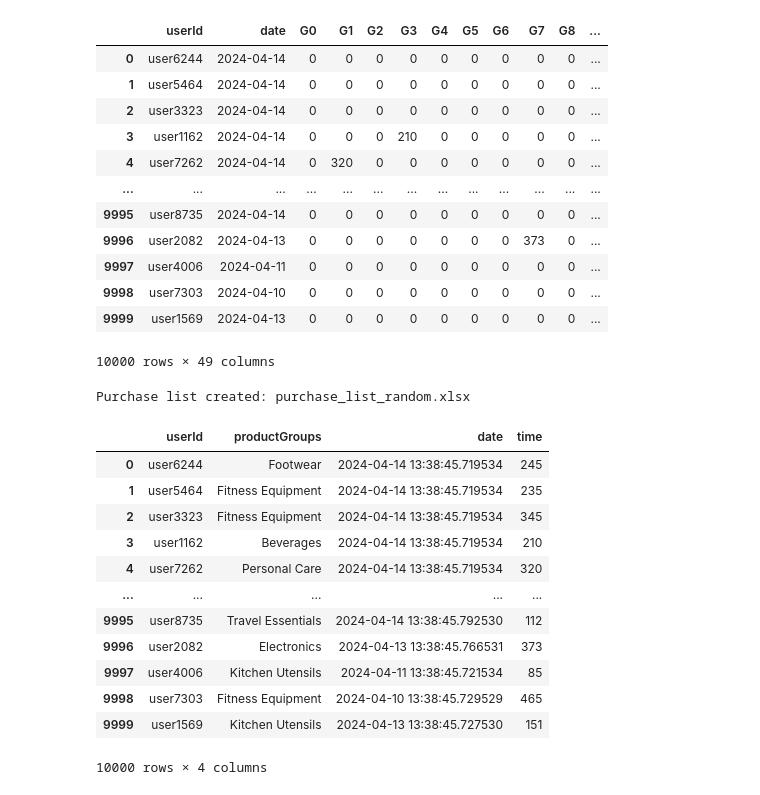
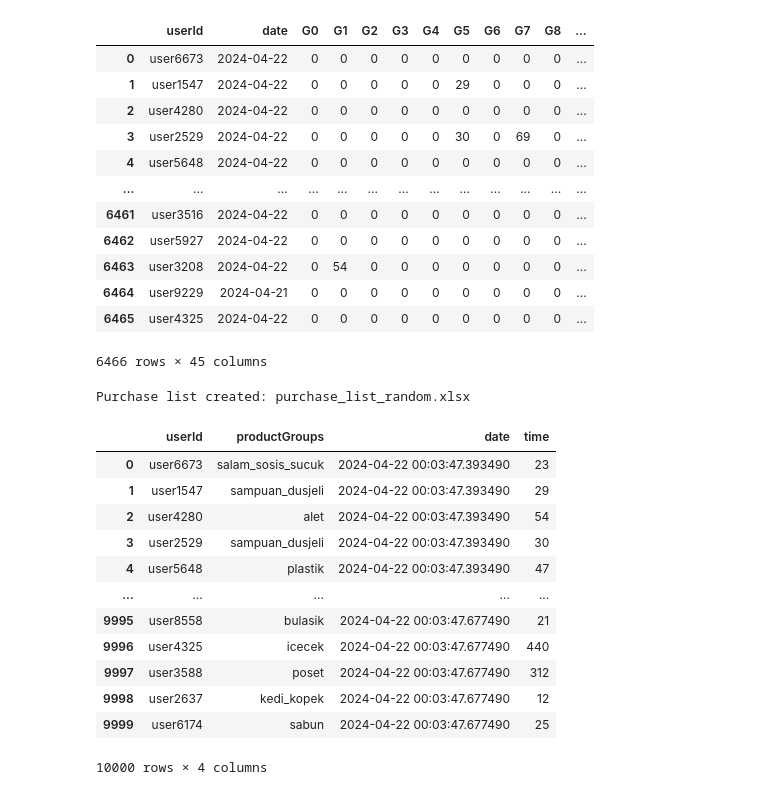
Before and after one commit to lokateapp/lokate-analytics-generator, a Jupyter notebook: purchase-analytics/bill.ipynb, the cells around one changed output. Cells and saved outputs as stored; diff of their text form; code cells hidden in the pictures.

```diff
--- a/purchase-analytics/bill.ipynb
+++ b/purchase-analytics/bill.ipynb
@@ -82,26 +123,35 @@ last_event_date = {}
 # Generate random interactions
 for _ in range(num_interactions):
     user_id = f'user{random.randint(1, len(user_ids))}'  # Random user ID
-    if random.random() < 0.8:
-        time_seconds = random.randint(100, 500)
-    else:
-        time_seconds = random.randint(1, 100)
+
+    selected_groups = [random.choice(list(product_groups.keys()))]
+    selected_products = [random.choice(product_groups[group]) for group in selected_groups] # todo  single item
 
     # If the user has a last event date, use the day before that date for the new event
-    if user_id in last_event_date:
-        event_date = last_event_date[user_id] - timedelta(days=1)
+    if (user_id, selected_groups[0]) in last_event_date:
+        event_date = last_event_date[(user_id, selected_groups[0])] - timedelta(days=1)
     else:
         # Otherwise, generate a random date within the specified range
         event_date = datetime.now()
 
     # Update the last event date for the user
-    last_event_date[user_id] = event_date
+    last_event_date[(user_id, selected_groups[0])] = event_date
 
     # Randomly select product groups and products for the interaction
     # selected_groups = [group for group in product_groups.keys() if random.random() < 0.7]
     # selected_products = [random.choice(product_groups[group]) for group in selected_groups]
-    selected_groups = [random.choice(list(product_groups.keys()))]
-    selected_products = [random.choice(product_groups[group]) for group in selected_groups] # todo  single item
+
+    optimal_time = optimal_times[selected_groups[0]]
+    if random.random() < 0.8:
+        time_seconds = random.randint(int(optimal_time * 0.8), int(optimal_time * 1.2))
+    else:
+        if optimal_time * 0.9 > 1:
+            if random.random() < 0.5:
+                time_seconds = random.randint(1, int(optimal_time * 0.8) - 1)
+            else:
+                time_seconds = random.randint(int(optimal_time * 1.2) + 1, 500)
+        else:
+            time_seconds = 1
     # Append the generated interaction data to the sample data dictionary
     data['userId'].append(user_id)
     data['productGroups'].append(', '.join(selected_groups))
@@ -216,12 +218,6 @@ for _, event_row in event_df.iterrows():
     # Update timespent for each group in the event (accumulate timespent per group per day)
     for group in product_groups_event:
         if group in product_groups:
-            # if random.random() < 0.8:
-            #     time_spent = random.randint(251, 500)
-            # else:
-            #     time_spent = random.randint(1, 250)
-
-
             mapped_group_index = group_names.index(group)
             event_data[user_date_key][f'G{mapped_group_index}'] += time_spent
 
@@ -230,6 +226,7 @@ event_processed_data = [{'userId': user_id, 'date': date, **data} for (user_id,
 
 # Create dataframe from event_processed_data
 event_processed_df = pd.DataFrame(event_processed_data)
+event_processed_df['date'] = pd.to_datetime(event_processed_df['date']).dt.date
 
 
 # Display the processed event dataframe
@@ -237,18 +234,18 @@ event_processed_df = pd.DataFrame(event_processed_data)
 display(event_processed_df)
 # %% [output]
 |  | userId | date | G0 | G1 | G2 | G3 | G4 | G5 | G6 | G7 | G8 | ... |
-| 0 | user6244 | 2024-04-14 | 0 | 0 | 0 | 0 | 0 | 0 | 0 | 0 | 0 | ... |
-| 1 | user5464 | 2024-04-14 | 0 | 0 | 0 | 0 | 0 | 0 | 0 | 0 | 0 | ... |
-| 2 | user3323 | 2024-04-14 | 0 | 0 | 0 | 0 | 0 | 0 | 0 | 0 | 0 | ... |
-| 3 | user1162 | 2024-04-14 | 0 | 0 | 0 | 210 | 0 | 0 | 0 | 0 | 0 | ... |
-| 4 | user7262 | 2024-04-14 | 0 | 320 | 0 | 0 | 0 | 0 | 0 | 0 | 0 | ... |
+| 0 | user6673 | 2024-04-22 | 0 | 0 | 0 | 0 | 0 | 0 | 0 | 0 | 0 | ... |
+| 1 | user1547 | 2024-04-22 | 0 | 0 | 0 | 0 | 0 | 29 | 0 | 0 | 0 | ... |
+| 2 | user4280 | 2024-04-22 | 0 | 0 | 0 | 0 | 0 | 0 | 0 | 0 | 0 | ... |
+| 3 | user2529 | 2024-04-22 | 0 | 0 | 0 | 0 | 0 | 30 | 0 | 69 | 0 | ... |
+| 4 | user5648 | 2024-04-22 | 0 | 0 | 0 | 0 | 0 | 0 | 0 | 0 | 0 | ... |
 | ... | ... | ... | ... | ... | ... | ... | ... | ... | ... | ... | ... | ... |
-| 9995 | user8735 | 2024-04-14 | 0 | 0 | 0 | 0 | 0 | 0 | 0 | 0 | 0 | ... |
-| 9996 | user2082 | 2024-04-13 | 0 | 0 | 0 | 0 | 0 | 0 | 0 | 373 | 0 | ... |
-| 9997 | user4006 | 2024-04-11 | 0 | 0 | 0 | 0 | 0 | 0 | 0 | 0 | 0 | ... |
-| 9998 | user7303 | 2024-04-10 | 0 | 0 | 0 | 0 | 0 | 0 | 0 | 0 | 0 | ... |
-| 9999 | user1569 | 2024-04-13 | 0 | 0 | 0 | 0 | 0 | 0 | 0 | 0 | 0 | ... |
+| 6461 | user3516 | 2024-04-22 | 0 | 0 | 0 | 0 | 0 | 0 | 0 | 0 | 0 | ... |
+| 6462 | user5927 | 2024-04-22 | 0 | 0 | 0 | 0 | 0 | 0 | 0 | 0 | 0 | ... |
+| 6463 | user3208 | 2024-04-22 | 0 | 54 | 0 | 0 | 0 | 0 | 0 | 0 | 0 | ... |
+| 6464 | user9229 | 2024-04-21 | 0 | 0 | 0 | 0 | 0 | 0 | 0 | 0 | 0 | ... |
+| 6465 | user4325 | 2024-04-22 | 0 | 0 | 0 | 0 | 0 | 0 | 0 | 0 | 0 | ... |
-10000 rows × 49 columns
+6466 rows × 45 columns
 # %%
 #Generate purhase data using event data
 import pandas as pd
@@ -274,47 +271,47 @@ def create_purchase_list_from_events(event_df, product_groups, output_file_path)
             time_spent = row[f'G{index}']
 
             # Adjust purchase probability based on time spent
-            if time_spent > 100:
+            if abs(time_spent- optimal_times[group]) < 0.2 * optimal_times[group]:
                 purchase_prob = random.random() < 0.8
             else:
                 purchase_prob = random.random() < 0.4
 
             if not purchase_prob:
                 continue
 
             # Randomly select products from the current group
             products_from_group  = random.sample(product_groups[group], num_products)
             selected_products.extend(products_from_group)
 
         # Join the selected products into a comma-separated string
-        product_list = ', '.join(selected_products)
+        product_list = ', '.join([product['product_name'] for product in selected_products])
 
         # Append purchase record to the list
         purchases.append({'Purchase Date': purchase_date, 'User ID': user_id, 'Product': product_list})
 
     df = pd.DataFrame(purchases)
 
     # Write the DataFrame to an Excel file
     df.to_excel(output_file_path, index=False)
     print(f"Purchase list created: {output_file_path}")
 
 output_file_path = 'purchase_list_random.xlsx'
 create_purchase_list_from_events(event_processed_df, product_groups, output_file_path)
 display(df)
 # %% [output]
 Purchase list created: purchase_list_random.xlsx
 |  | userId | productGroups | date | time |
-| 0 | user6244 | Footwear | 2024-04-14 13:38:45.719534 | 245 |
-| 1 | user5464 | Fitness Equipment | 2024-04-14 13:38:45.719534 | 235 |
-| 2 | user3323 | Fitness Equipment | 2024-04-14 13:38:45.719534 | 345 |
-| 3 | user1162 | Beverages | 2024-04-14 13:38:45.719534 | 210 |
-| 4 | user7262 | Personal Care | 2024-04-14 13:38:45.719534 | 320 |
+| 0 | user6673 | salam_sosis_sucuk | 2024-04-22 00:03:47.393490 | 23 |
+| 1 | user1547 | sampuan_dusjeli | 2024-04-22 00:03:47.393490 | 29 |
+| 2 | user4280 | alet | 2024-04-22 00:03:47.393490 | 54 |
+| 3 | user2529 | sampuan_dusjeli | 2024-04-22 00:03:47.393490 | 30 |
+| 4 | user5648 | plastik | 2024-04-22 00:03:47.393490 | 47 |
 | ... | ... | ... | ... | ... |
-| 9995 | user8735 | Travel Essentials | 2024-04-14 13:38:45.792530 | 112 |
-| 9996 | user2082 | Electronics | 2024-04-13 13:38:45.766531 | 373 |
-| 9997 | user4006 | Kitchen Utensils | 2024-04-11 13:38:45.721534 | 85 |
-| 9998 | user7303 | Fitness Equipment | 2024-04-10 13:38:45.729529 | 465 |
-| 9999 | user1569 | Kitchen Utensils | 2024-04-13 13:38:45.727530 | 151 |
+| 9995 | user8558 | bulasik | 2024-04-22 00:03:47.677490 | 21 |
+| 9996 | user4325 | icecek | 2024-04-22 00:03:47.677490 | 440 |
+| 9997 | user3588 | poset | 2024-04-22 00:03:47.677490 | 312 |
+| 9998 | user2637 | kedi_kopek | 2024-04-22 00:03:47.677490 | 12 |
+| 9999 | user6174 | sabun | 2024-04-22 00:03:47.677490 | 25 |
 10000 rows × 4 columns
 # %%
 ## merge purchase data with event data
```
Also changed, not shown: parts of 8 cells of this notebook, 4 other files.
